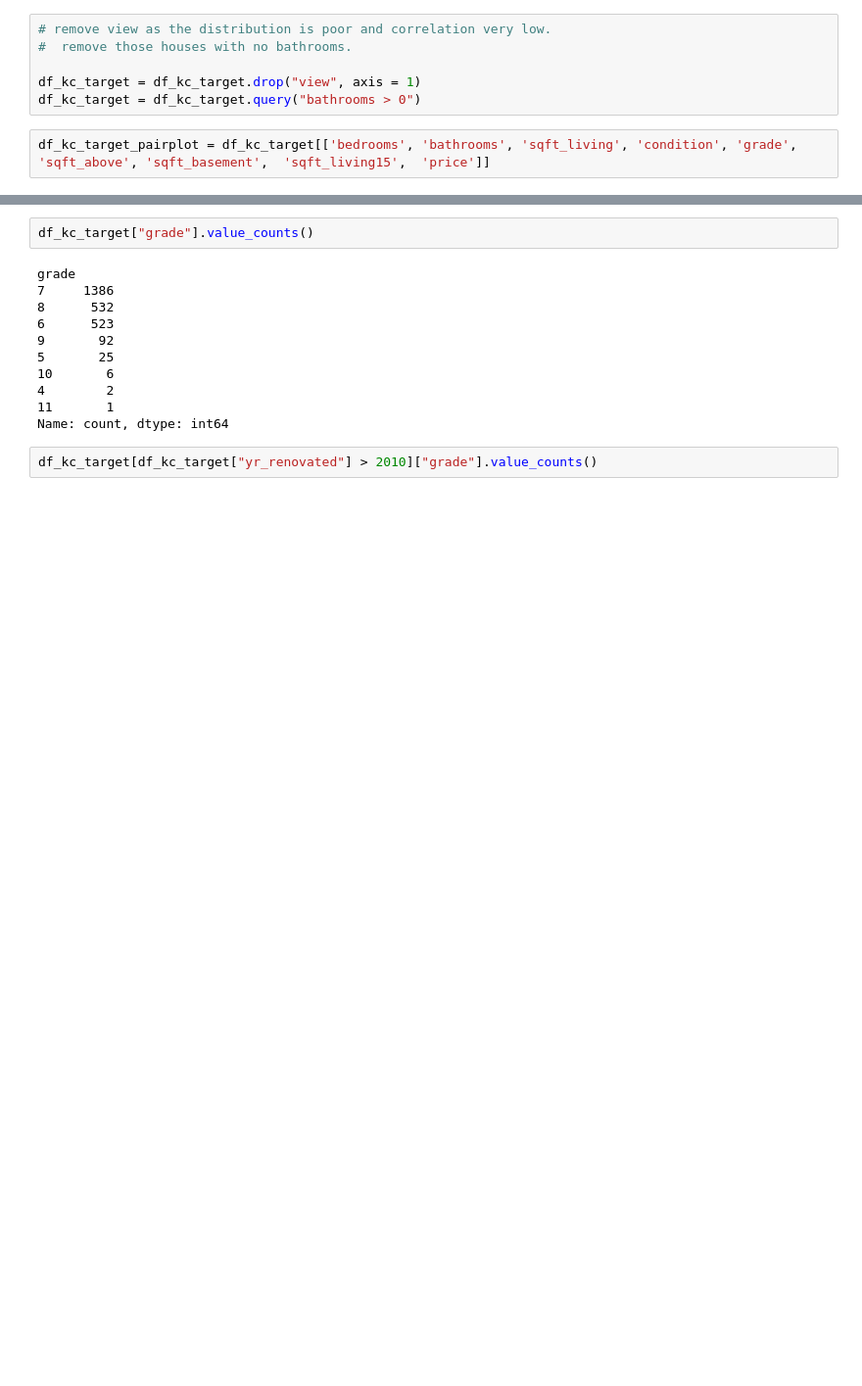
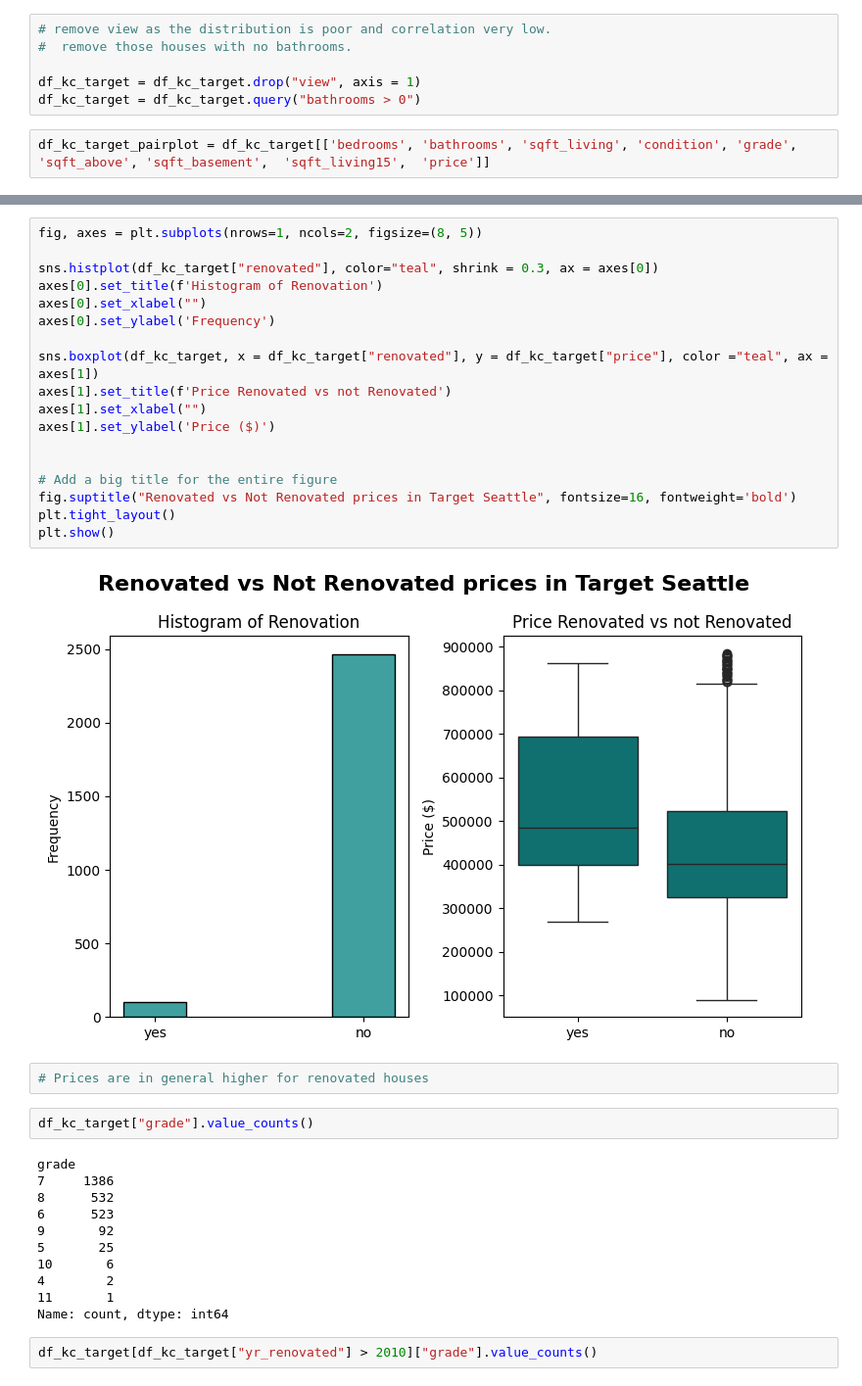
Before and after one commit to marinamoya/king-county-eda-project, a Jupyter notebook: eda-king-county.ipynb, the cells around one changed output, grey strips where cells are left out. Shown at 98% size. Cells and saved outputs as stored; diff of their text form; blank space fills up the shorter version.

```diff
--- a/eda-king-county.ipynb
+++ b/eda-king-county.ipynb
@@ -413,3 +467,25 @@ Name: count, dtype: int64
+# %%
+fig, axes = plt.subplots(nrows=1, ncols=2, figsize=(8, 5))
+
+sns.histplot(df_kc_target["renovated"], color="teal", shrink = 0.3, ax = axes[0])
+axes[0].set_title(f'Histogram of Renovation')
+axes[0].set_xlabel("")
+axes[0].set_ylabel('Frequency')
+
+sns.boxplot(df_kc_target, x = df_kc_target["renovated"], y = df_kc_target["price"], color ="teal", ax = axes[1])
+axes[1].set_title(f'Price Renovated vs not Renovated')
+axes[1].set_xlabel("")
+axes[1].set_ylabel('Price ($)')
+
+
+# Add a big title for the entire figure
+fig.suptitle("Renovated vs Not Renovated prices in Target Seattle", fontsize=16, fontweight='bold')
+plt.tight_layout()
+plt.show()
+# %% [output]
+[figure, added]
+# %%
+# Prices are in general higher for renovated houses
 # %%
 df_kc_target["grade"].value_counts()
 # %% [output]
```
Also changed, not shown: parts of 92 cells of this notebook.
